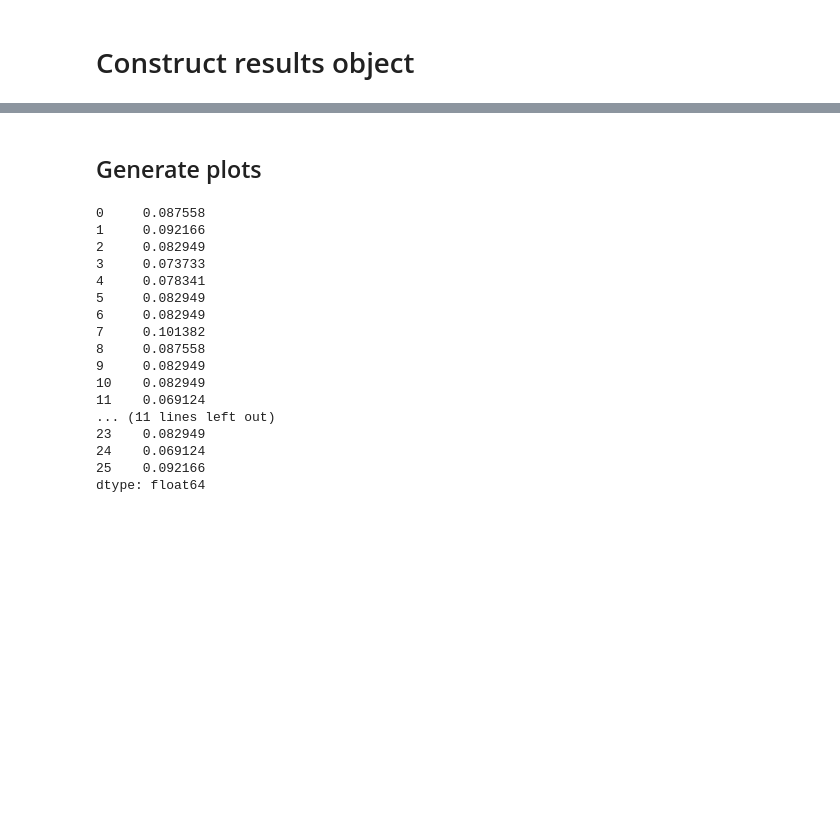
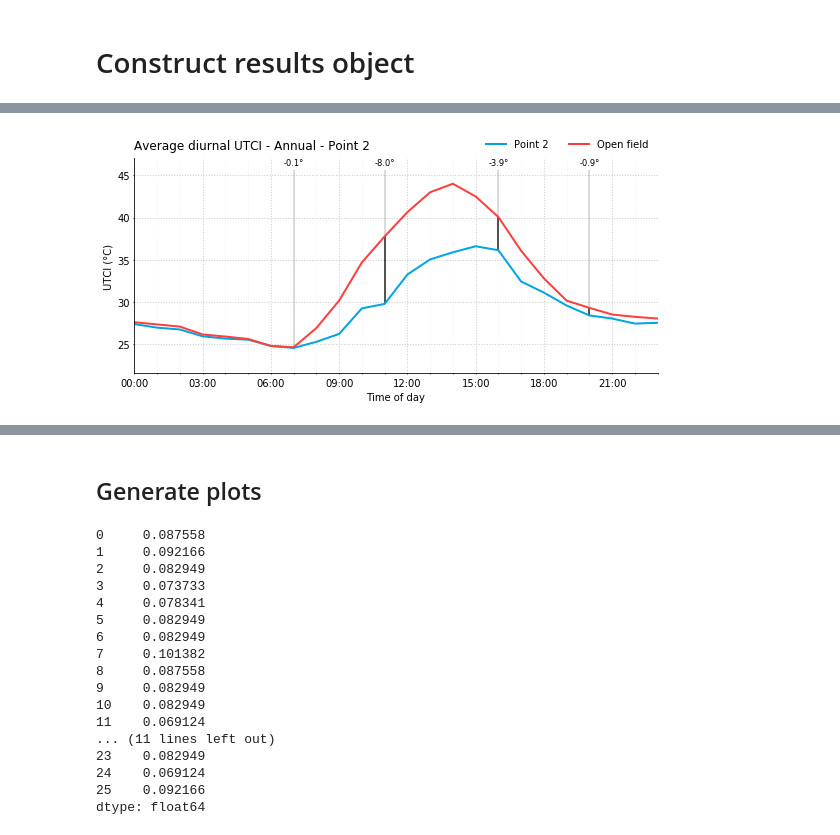
Before and after one commit to tg359/oshe, a Jupyter notebook: Postprocess.ipynb, the cells around one changed output, grey strips where cells are left out. Drawn from its saved outputs; the diff is of its cells as text; code cells hidden in the pictures; blank space fills up the shorter version.

```diff
--- a/Postprocess.ipynb
+++ b/Postprocess.ipynb
@@ -180,0 +208,4 @@ utci = tc.plot.UTCI_(of_utci, universal_thermal_climate_index, points)
+# %%
+utci.utci_day_comparison(point_idx=2, period="Annual", tone_color="k", save_path=None, close=False)
+# %% [output]
+[figure, added]
```
Also changed, not shown: parts of 8 cells of this notebook, 7 other files.
